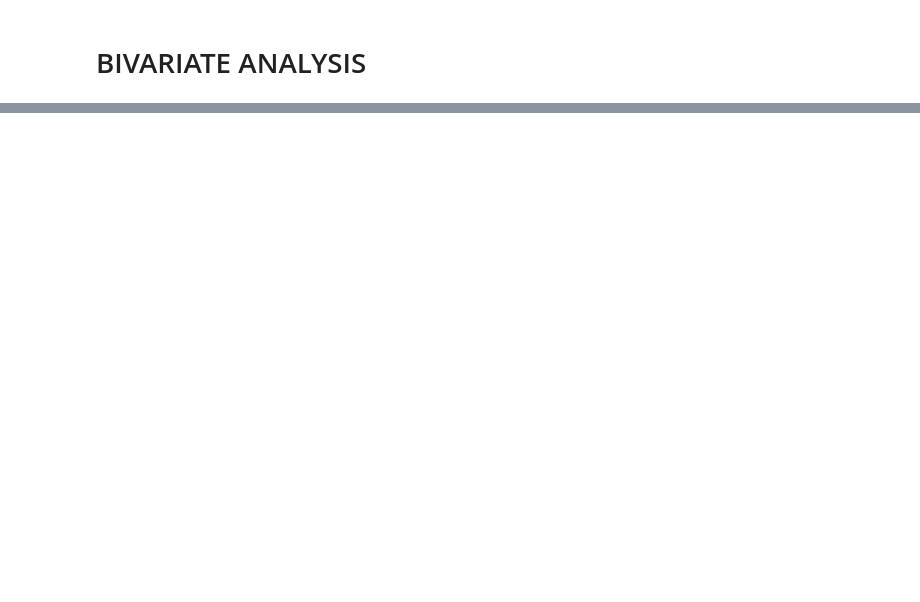
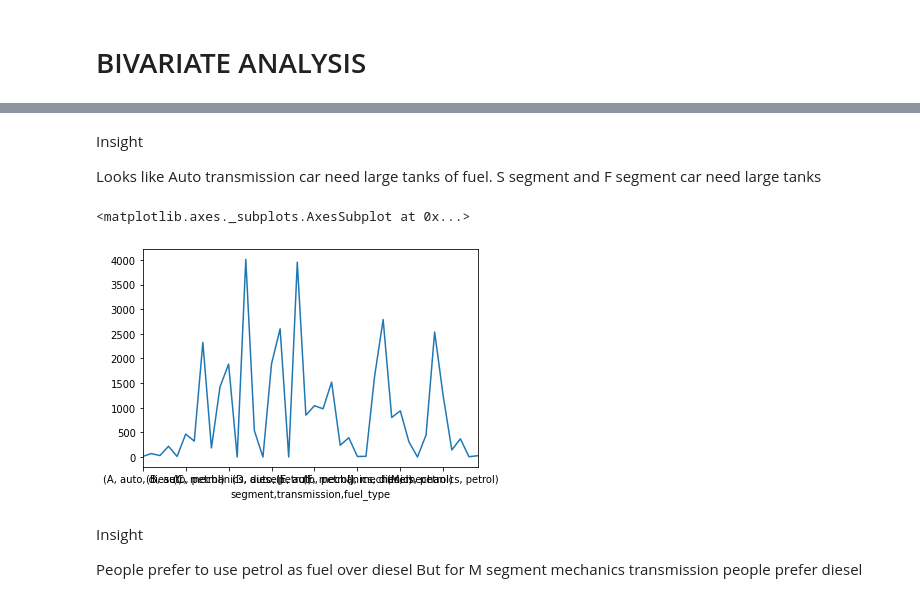
Before and after one commit to saurabhkthakur/Car_Price_EDA, a Jupyter notebook: Untitled.ipynb, the cells around one changed output, grey strips where cells are left out. Saved outputs shown, nothing was run; the diff lists cells and outputs as text; code cells hidden in the pictures; blank space fills up the shorter version.

```diff
--- a/Untitled.ipynb
+++ b/Untitled.ipynb
@@ -212,0 +279,3 @@ plt.show()
+# %%
+#lets convert cm3 to l
+df['mileage(kilometers)'] = df['mileage(kilometers)'].apply(lambda x: x/1000)
@@ -212,0 +318,17 @@ plt.show()
+# %% [markdown]
+Insight
+
+Looks like Auto transmission car need large tanks of fuel.
+S segment and F segment car need large tanks
+# %%
+df['volume(cm3)'] = df['volume(cm3)'].apply(lambda x: x/1000)
+# %%
+df.groupby(['segment', 'transmission', 'fuel_type'])['fuel_type'].count().plot();
+# %% [output]
+<matplotlib.axes._subplots.AxesSubplot at 0x...>
+[figure, added]
+# %% [markdown]
+Insight
+
+People prefer to use petrol as fuel over diesel
+But for M segment mechanics transmission people prefer diesel
```
Also changed, not shown: parts of 81 cells of this notebook, 6 other files.
